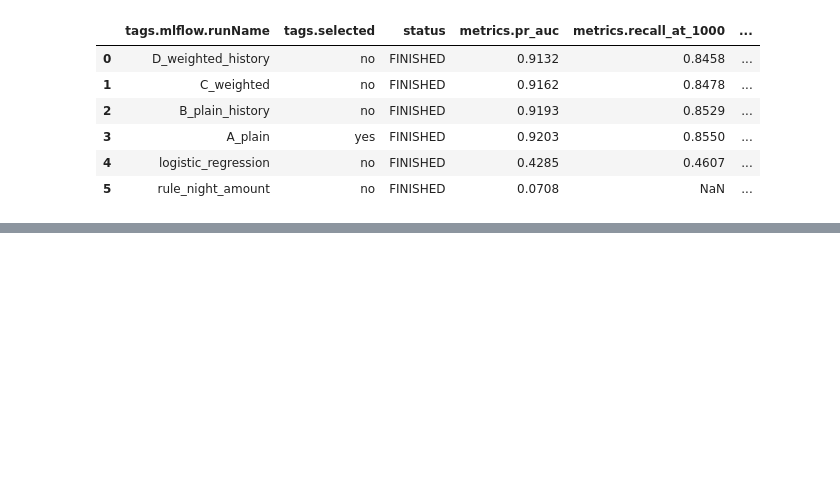
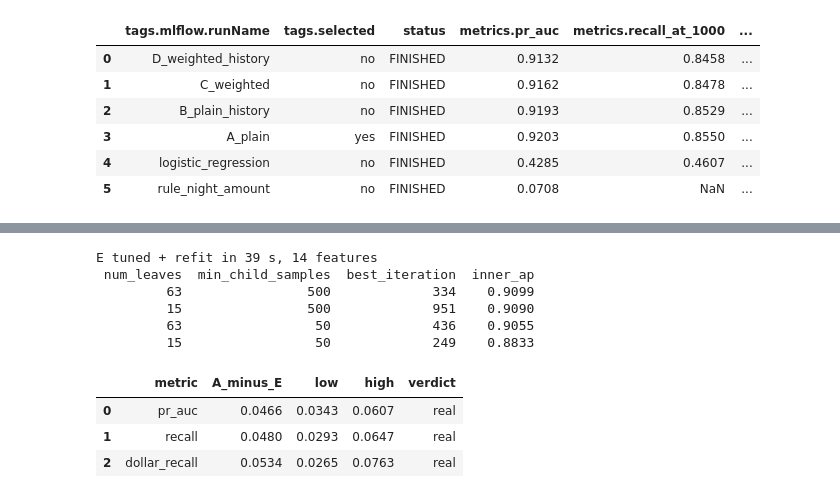
Before and after one commit to mahsafallahi/fraud-intelligence-platform, a Jupyter notebook: notebooks/04_modelling.ipynb, the cells around one changed output, grey strips where cells are left out. Saved outputs shown, nothing was run; the diff lists cells and outputs as text; code cells hidden in the pictures; blank space fills up the shorter version.

```diff
--- a/notebooks/04_modelling.ipynb
+++ b/notebooks/04_modelling.ipynb
@@ -381,0 +429,31 @@ logged 6 runs for commit 38b50ff (uncommitted changes: True)
+# %%
+CUSTOMER = ["age", "city_pop", "median_household_income", "has_income"]
+cols_e = [c for c in model_columns(False) if c not in CUSTOMER]
+
+t0 = time.perf_counter()
+tuning["E_no_customer"] = tune_lgbm(X_train_all[cols_e], y_train, ts_train, weighted=False)
+row = tuning["E_no_customer"].iloc[0]
+best_e = {k: int(row[k]) for k in ["num_leaves", "min_child_samples", "best_iteration"]}
+model_e = fit_final_lgbm(X_train_all[cols_e], y_train, False, best_e)
+final_models["E_no_customer"] = (model_e, cols_e)
+preds["E_no_customer"] = model_e.predict_proba(features.loc[val, cols_e])[:, 1]
+print(f"E tuned + refit in {time.perf_counter() - t0:.0f} s, {len(cols_e)} features")
+print(tuning["E_no_customer"].round(4).to_string(index=False))
+
+rows = []
+for metric in ["pr_auc", "recall", "dollar_recall"]:
+    d = card_bootstrap(cards_val, lambda idx: paired(idx, "A_plain", "E_no_customer", metric), n_boot=300)
+    rows.append({"metric": metric, "A_minus_E": d["estimate"], "low": d["low"], "high": d["high"],
+                 "verdict": "real" if d["low"] > 0 or d["high"] < 0 else "not distinguishable"})
+pd.DataFrame(rows).round(4)
+# %% [output]
+E tuned + refit in 39 s, 14 features
+ num_leaves  min_child_samples  best_iteration  inner_ap
+         63                500             334    0.9099
+         15                500             951    0.9090
+         63                 50             436    0.9055
+         15                 50             249    0.8833
+|  | metric | A_minus_E | low | high | verdict |
+| 0 | pr_auc | 0.0466 | 0.0343 | 0.0607 | real |
+| 1 | recall | 0.0480 | 0.0293 | 0.0647 | real |
+| 2 | dollar_recall | 0.0534 | 0.0265 | 0.0763 | real |
```
Also changed, not shown: parts of 2 cells of this notebook.
